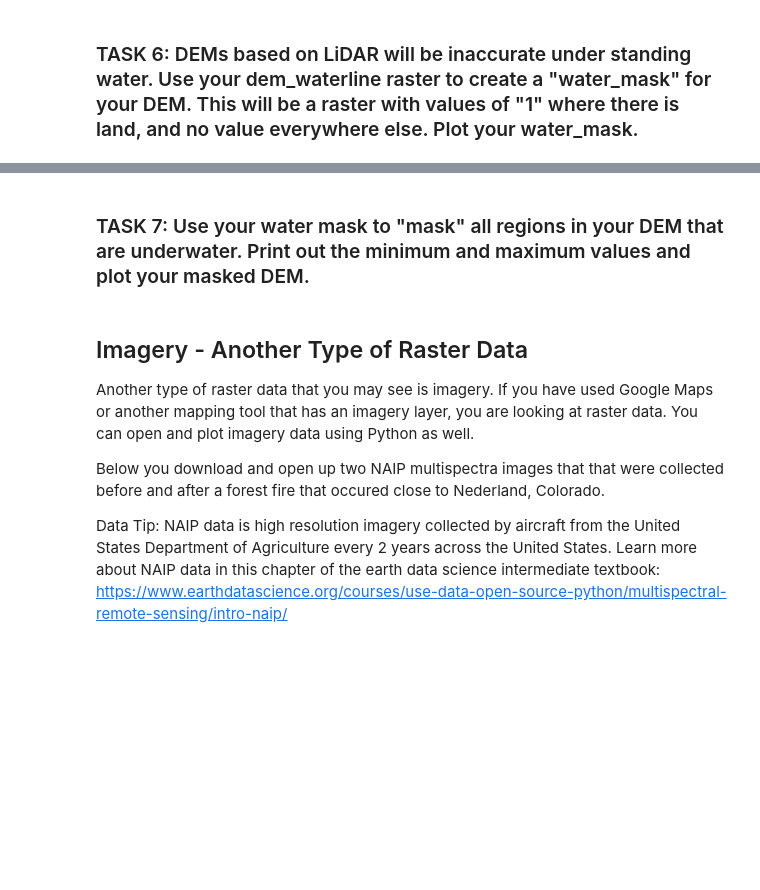
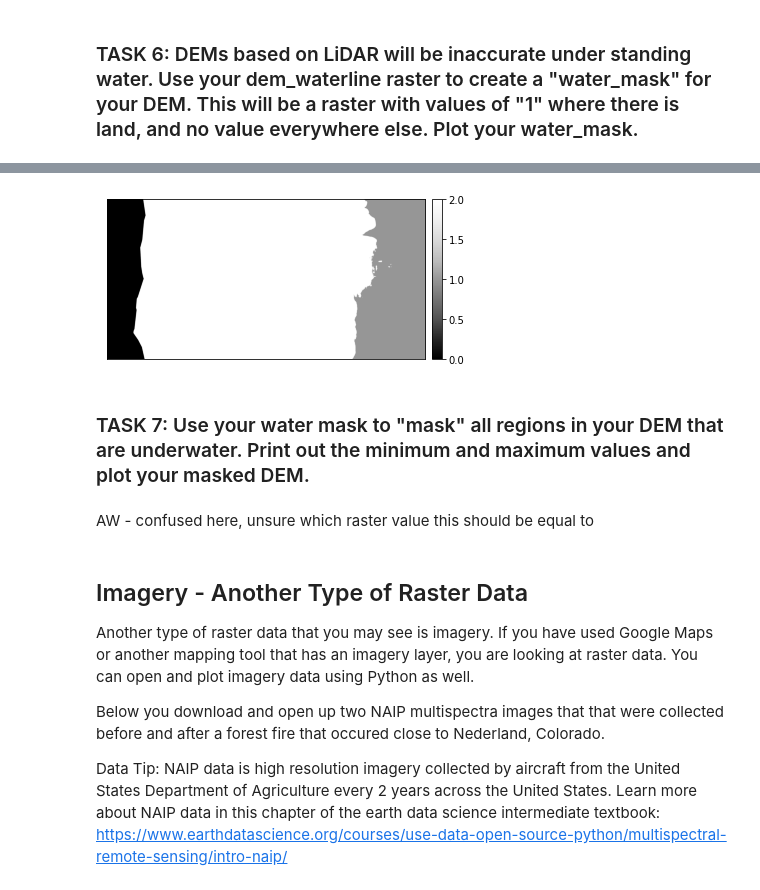
Before and after one commit to abbymwebster/EnvDatSci22, a Jupyter notebook: CodeSprints/RasterData101.ipynb, the cells around one changed output, grey strips where cells are left out. Cells and saved outputs as stored; diff of their text form; code cells hidden in the pictures; blank space fills up the shorter version.

```diff
--- a/CodeSprints/RasterData101.ipynb
+++ b/CodeSprints/RasterData101.ipynb
@@ -348,4 +428,14 @@ Often in raster manipulation, we want to use certain criteria to mask out raster
+# %%
+fig, ax = plt.subplots(figsize=(6,6))
+ep.plot_bands(dem_waterline,
+               ax=ax,
+               scale=False)
+plt.show()
+# %% [output]
+[figure, added]
 # %% [markdown]
 ### TASK 7: Use your water mask to "mask" all regions in your DEM that are underwater. Print out the minimum and maximum values and plot your masked DEM.
+# %% [markdown]
+AW - confused here, unsure which raster value this should be equal to
 # %%
 #Task 7 create water_masked_DEM:
```
Also changed, not shown: parts of 31 cells of this notebook.
